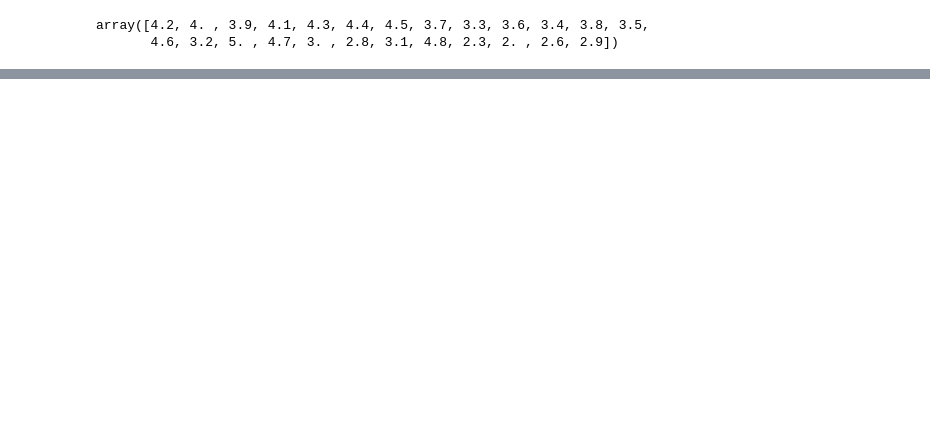
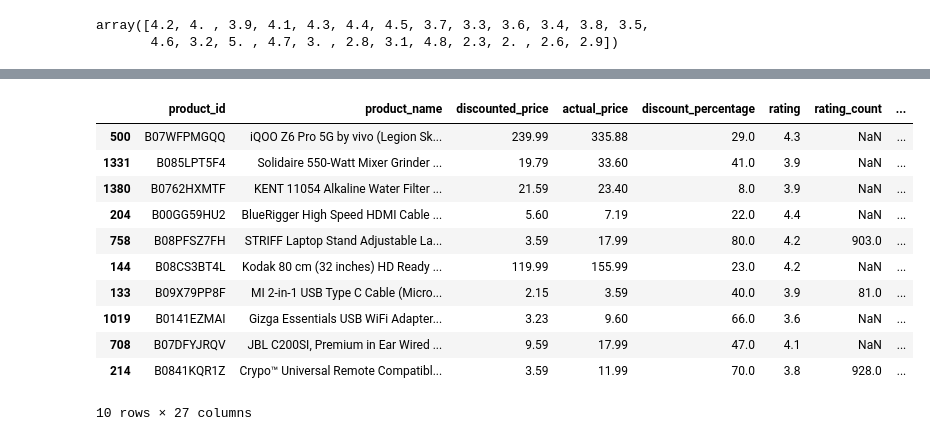
Before and after one commit to jessih828/Data-Visualisation-With-Looker-Studio, a Jupyter notebook: amazon_dataset.ipynb, the cells around one changed output, grey strips where cells are left out. Saved outputs shown, nothing was run; the diff lists cells and outputs as text; code cells hidden in the pictures; blank space fills up the shorter version.

```diff
--- a/amazon_dataset.ipynb
+++ b/amazon_dataset.ipynb
@@ -230,8 +206 @@ amazon_clean
 1465 rows × 11 columns
-# %%
-# create a fake date column
-
-df["order_date"] = "1st March 2021"
-
-# to datetime
-df["order_date"] = pd.to_datetime(df["order_date"])
@@ -239,0 +213,21 @@ df["order_date"] = pd.to_datetime(df["order_date"])
+# %%
+import random
+
+# Define the list of countries
+countries = ['USA', 'UK', 'Portugal', 'Spain', 'Japan', 'France', 'Italy']
+
+# Number of df entries you want
+num_entries = 1465
+
+data = []
+for _ in range(num_entries):
+    country = random.choice(countries)
+    entry = {  # Or any other df field you wish to fake
+        'Customer_Country': country,
+        'Customer_Gender': random.choice(['M', 'F']),
+        'Order_Date': random.choice(pd.date_range(start='2021-01-01', end='2021-12-31'))
+    }
+    data.append(entry)
+
+for entry in data:
+    print(entry)
@@ -239,0 +252,19 @@ df["order_date"] = pd.to_datetime(df["order_date"])
+# %%
+# merge the data with the df dataframe
+
+df = pd.concat([df, pd.DataFrame(data)], axis=1)
+# %%
+df.sample(10)
+# %% [output]
+|  | product_id | product_name | discounted_price | actual_price | discount_percentage | rating | rating_count | ... |
+| 500 | B07WFPMGQQ | iQOO Z6 Pro 5G by vivo (Legion Sk... | 239.99 | 335.88 | 29.0 | 4.3 | NaN | ... |
+| 1331 | B085LPT5F4 | Solidaire 550-Watt Mixer Grinder ... | 19.79 | 33.60 | 41.0 | 3.9 | NaN | ... |
+| 1380 | B0762HXMTF | KENT 11054 Alkaline Water Filter ... | 21.59 | 23.40 | 8.0 | 3.9 | NaN | ... |
+| 204 | B00GG59HU2 | BlueRigger High Speed HDMI Cable ... | 5.60 | 7.19 | 22.0 | 4.4 | NaN | ... |
+| 758 | B08PFSZ7FH | STRIFF Laptop Stand Adjustable La... | 3.59 | 17.99 | 80.0 | 4.2 | 903.0 | ... |
+| 144 | B08CS3BT4L | Kodak 80 cm (32 inches) HD Ready ... | 119.99 | 155.99 | 23.0 | 4.2 | NaN | ... |
+| 133 | B09X79PP8F | MI 2-in-1 USB Type C Cable (Micro... | 2.15 | 3.59 | 40.0 | 3.9 | 81.0 | ... |
+| 1019 | B0141EZMAI | Gizga Essentials USB WiFi Adapter... | 3.23 | 9.60 | 66.0 | 3.6 | NaN | ... |
+| 708 | B07DFYJRQV | JBL C200SI, Premium in Ear Wired ... | 9.59 | 17.99 | 47.0 | 4.1 | NaN | ... |
+| 214 | B0841KQR1Z | Crypo™ Universal Remote Compatibl... | 3.59 | 11.99 | 70.0 | 3.8 | 928.0 | ... |
+10 rows × 27 columns
```
Also changed, not shown: parts of 26 cells of this notebook, 2 other files.
